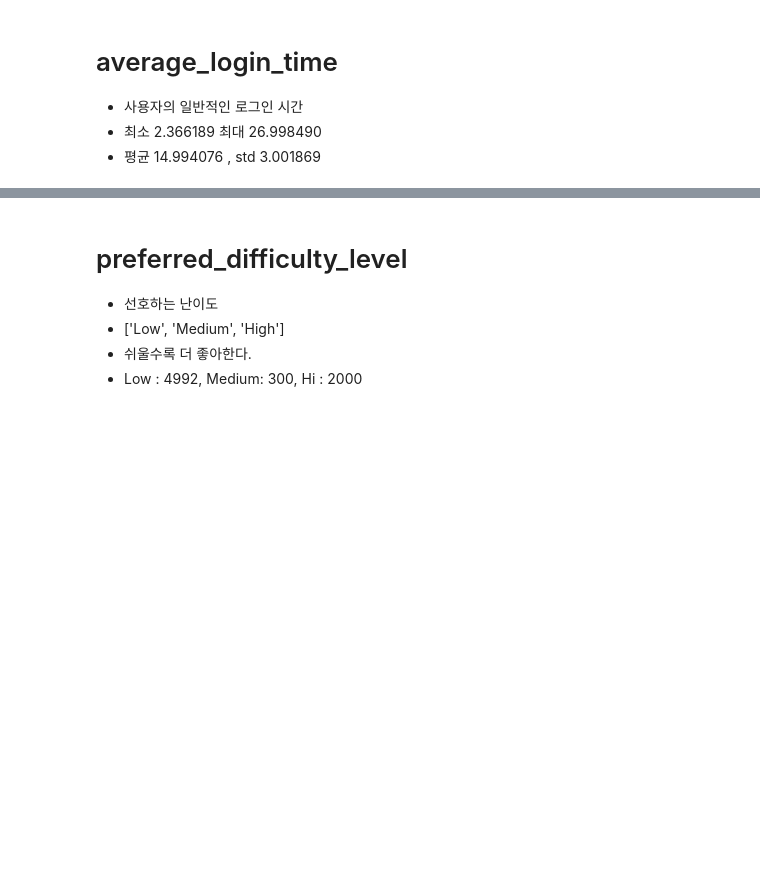
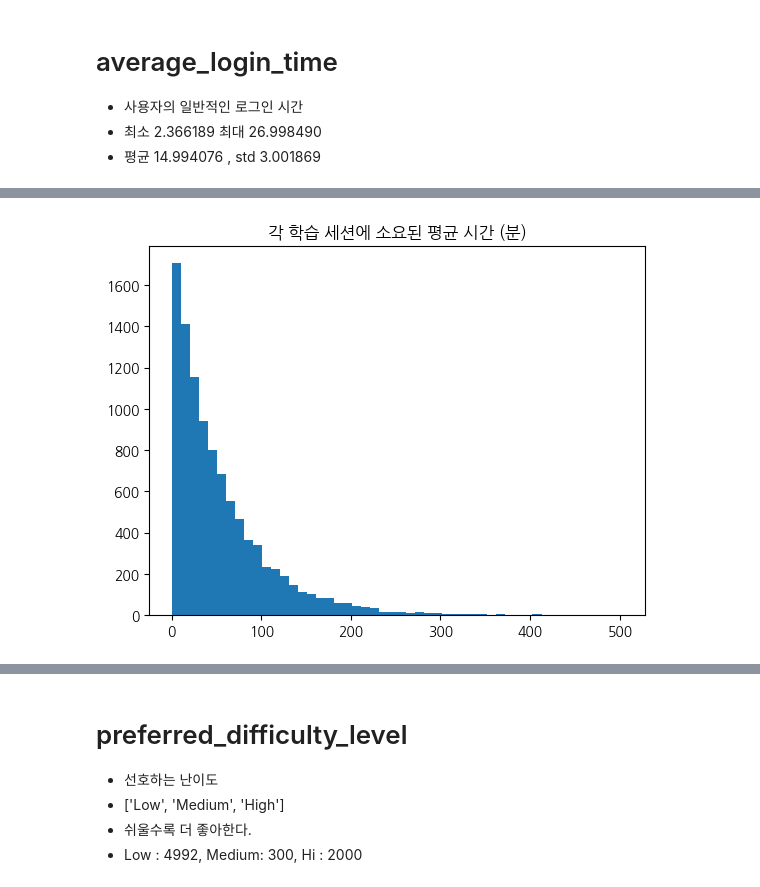
Before and after one commit to min01118/WASSUP4, a Jupyter notebook: 05_Data_Analysis/DA_Mini_Project.ipynb, the cells around one changed output, grey strips where cells are left out. Saved outputs shown, nothing was run; the diff lists cells and outputs as text; code cells hidden in the pictures; blank space fills up the shorter version.

```diff
--- a/05_Data_Analysis/DA_Mini_Project.ipynb
+++ b/05_Data_Analysis/DA_Mini_Project.ipynb
@@ -148,0 +200,7 @@ Premium :   4021
+# %%
+average_time_per_learning_session = df['average_time_per_learning_session'].sort_values()
+plt.title("각 학습 세션에 소요된 평균 시간 (분)")
+plt.hist(average_time_per_learning_session, bins=50)
+plt.show()
+# %% [output]
+[figure, added]
```
Also changed, not shown: parts of 52 cells of this notebook.
